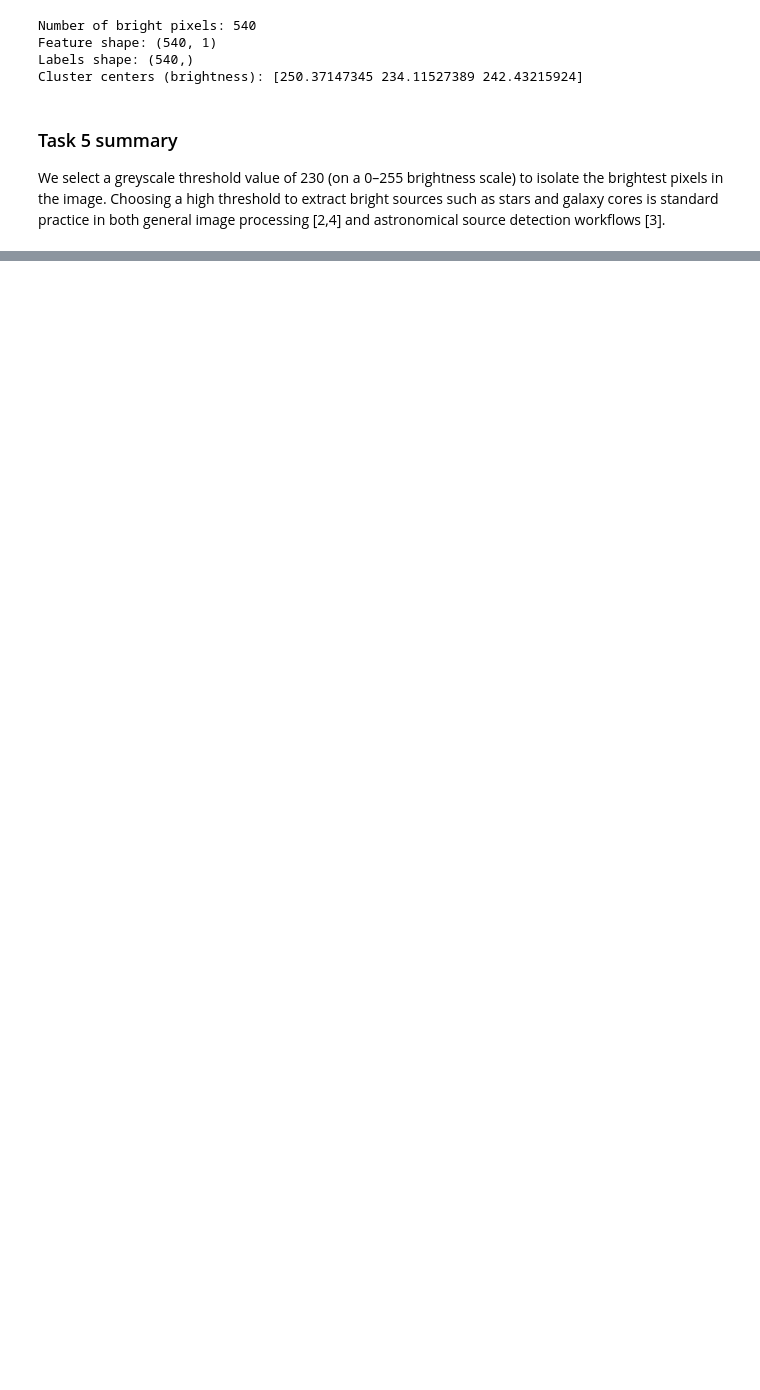
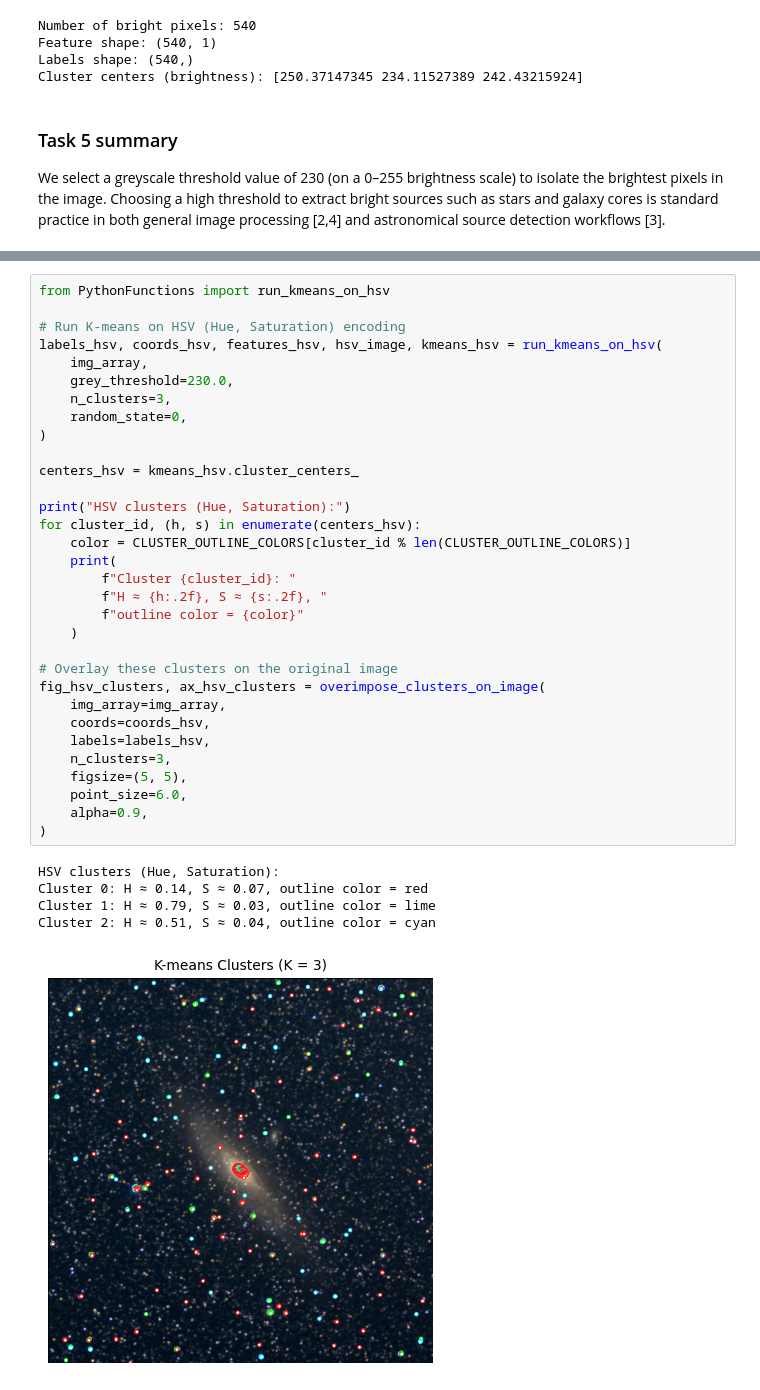
Before and after one commit to OMNiBaNDi/MOD300_project4, a Jupyter notebook: PyGaLaXy.ipynb, the cells around one changed output, grey strips where cells are left out. Saved outputs shown, nothing was run; the diff lists cells and outputs as text; blank space fills up the shorter version.

```diff
--- a/PyGaLaXy.ipynb
+++ b/PyGaLaXy.ipynb
@@ -160,0 +216,38 @@ general image processing [2,4] and astronomical source detection workflows [3].
+# %%
+from PythonFunctions import run_kmeans_on_hsv
+
+# Run K-means on HSV (Hue, Saturation) encoding
+labels_hsv, coords_hsv, features_hsv, hsv_image, kmeans_hsv = run_kmeans_on_hsv(
+    img_array,
+    grey_threshold=230.0,
+    n_clusters=3,
+    random_state=0,
+)
+
+centers_hsv = kmeans_hsv.cluster_centers_
+
+print("HSV clusters (Hue, Saturation):")
+for cluster_id, (h, s) in enumerate(centers_hsv):
+    color = CLUSTER_OUTLINE_COLORS[cluster_id % len(CLUSTER_OUTLINE_COLORS)]
+    print(
+        f"Cluster {cluster_id}: "
+        f"H ≈ {h:.2f}, S ≈ {s:.2f}, "
+        f"outline color = {color}"
+    )
+
+# Overlay these clusters on the original image
+fig_hsv_clusters, ax_hsv_clusters = overimpose_clusters_on_image(
+    img_array=img_array,
+    coords=coords_hsv,
+    labels=labels_hsv,
+    n_clusters=3,
+    figsize=(5, 5),
+    point_size=6.0,
+    alpha=0.9,
+)
+# %% [output]
+HSV clusters (Hue, Saturation):
+Cluster 0: H ≈ 0.14, S ≈ 0.07, outline color = red
+Cluster 1: H ≈ 0.79, S ≈ 0.03, outline color = lime
+Cluster 2: H ≈ 0.51, S ≈ 0.04, outline color = cyan
+[figure, added]
```
Also changed, not shown: parts of 18 cells of this notebook, 1 other file.
